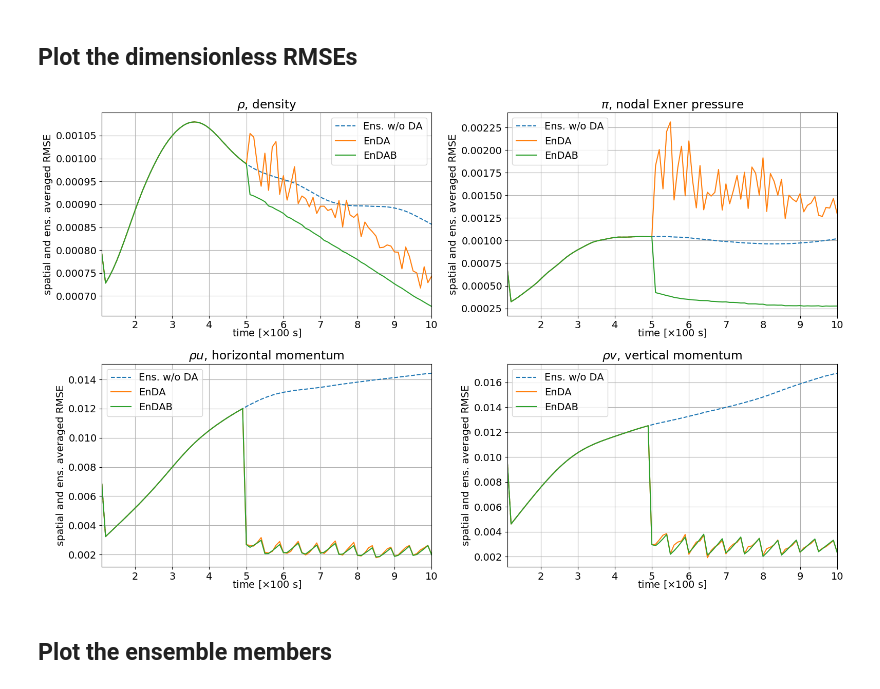
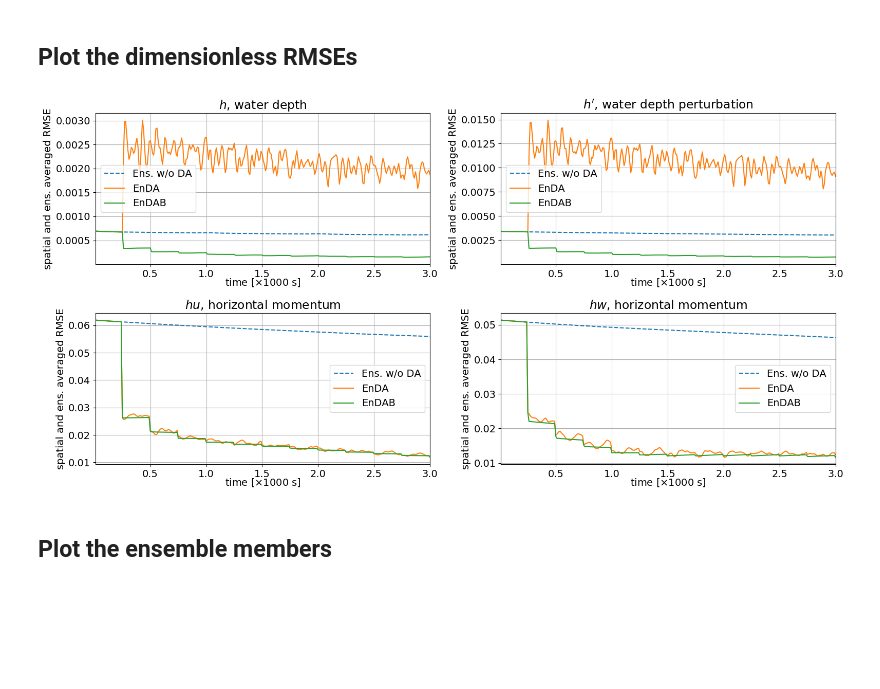
Before and after one commit to ray-chew/pyBELLA, a Jupyter notebook: visualiser_debugger/review_localdab/rmse_ensemble.ipynb, the cells around one changed output. Saved outputs shown, nothing was run; the diff lists cells and outputs as text; code cells hidden in the pictures; blank space fills up the shorter version.

```diff
--- a/visualiser_debugger/review_localdab/rmse_ensemble.ipynb
+++ b/visualiser_debugger/review_localdab/rmse_ensemble.ipynb
@@ -20,8 +20,8 @@ import pickle
 # For which test case do we plot?
 `swe` is the shallow water vortex, `euler` the Euler vortex and `rb` the rising bubble.
 # %%
-swe = False
-euler = True
+swe = True
+euler = False
 rb = False
 # %% [markdown]
 ## For given test case, load the relevant parameters
@@ -120,7 +120,7 @@ import matplotlib.pyplot as plt
 
 plt.style.use('default')
 
-fs = (16,10)
+fs = (16,8)
 nrows = 2
 pl = pt.plotter_1d(figsize=fs,fontsize=14,ncols=2,nrows=nrows)
 
@@ -152,34 +152,34 @@ for i,attribute in enumerate(attributes):
     diff_ens_2 = tc.spatially_averaged_rmse(ens_2,truth,avg=avg,grid_type=gt)
     if euler:
         diff_ens_3 = tc.spatially_averaged_rmse(ens_3,truth,avg=avg,grid_type=gt)
         diff_ens_4 = tc.spatially_averaged_rmse(ens_4,truth,avg=avg,grid_type=gt)
     ax.set_ylabel('spatial and ens. averaged RMSE')
     if swe:
         ax.set_xlabel(r'time [$\times 1000$ s]', ha='center', va='center', labelpad=5)
     else:
         ax.set_xlabel(r'time [$\times 100$ s]', ha='center', va='center')
 
     if diff == True: times = times[1:]
 
     ax.plot(times,diff_noda, '--', label=ens_noda_label)
     ax.plot(times,diff_ens_1, label=ens_1_label)
     ax.plot(times,diff_ens_2, label=ens_2_label)
     if euler:
         ax.plot(times,diff_ens_3, 'C1--', label=ens_3_label)
         ax.plot(times,diff_ens_4, 'C2--', label=ens_4_label)
 
     ax.set_title("%s" %attr_labels[attribute])
     ax.set_xlim([times[0],times[-1]])
     ax.grid()
     ax.legend()
 
     plt.tight_layout(rect=[-0.0, -0.0, 1.0, 1.0])
 
 plt.tight_layout()
 plt.savefig('./output/%s_rmse.pdf' %(lbl), bbox_inches="tight")
 plt.show()
 # %% [output]
-[figure, old version]
+[figure, new version]
 # %% [markdown]
 ## Plot the ensemble members
 # %%
```
Also changed, not shown: 2 other files.
